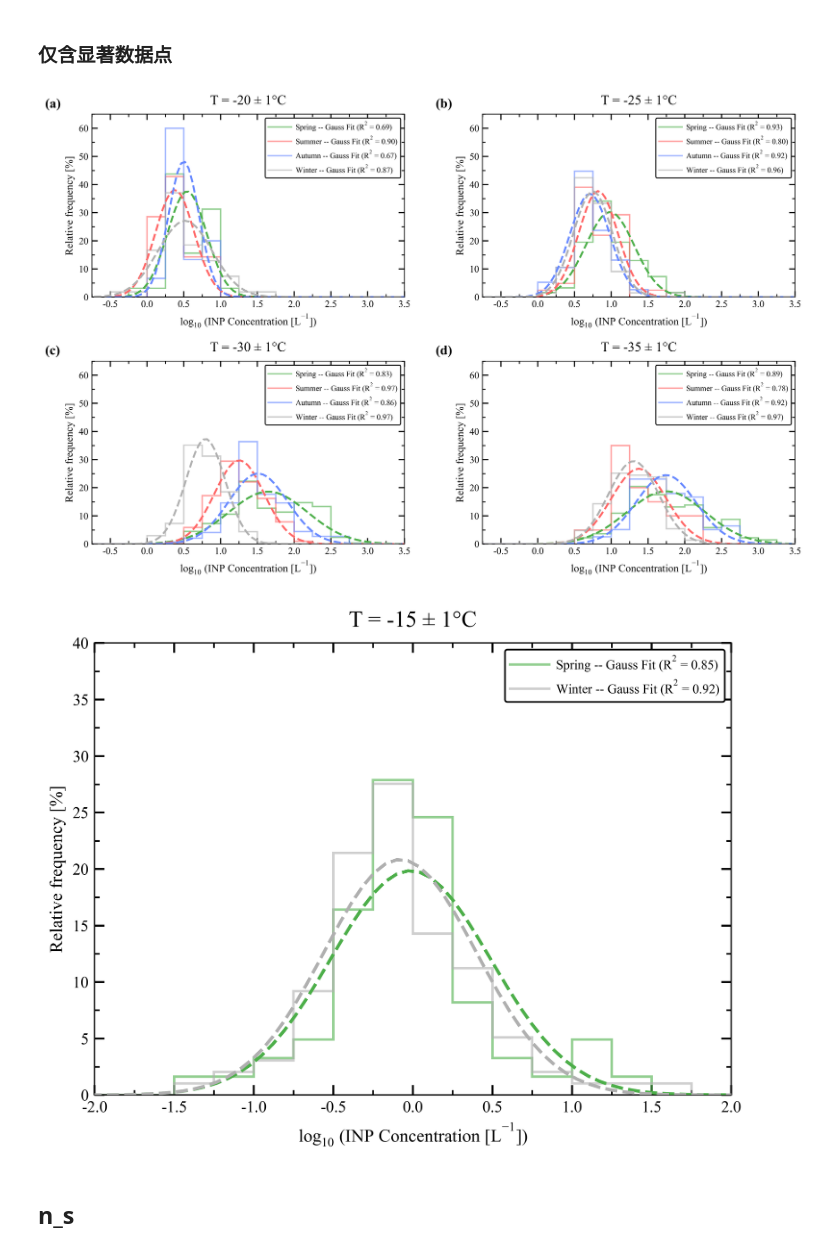
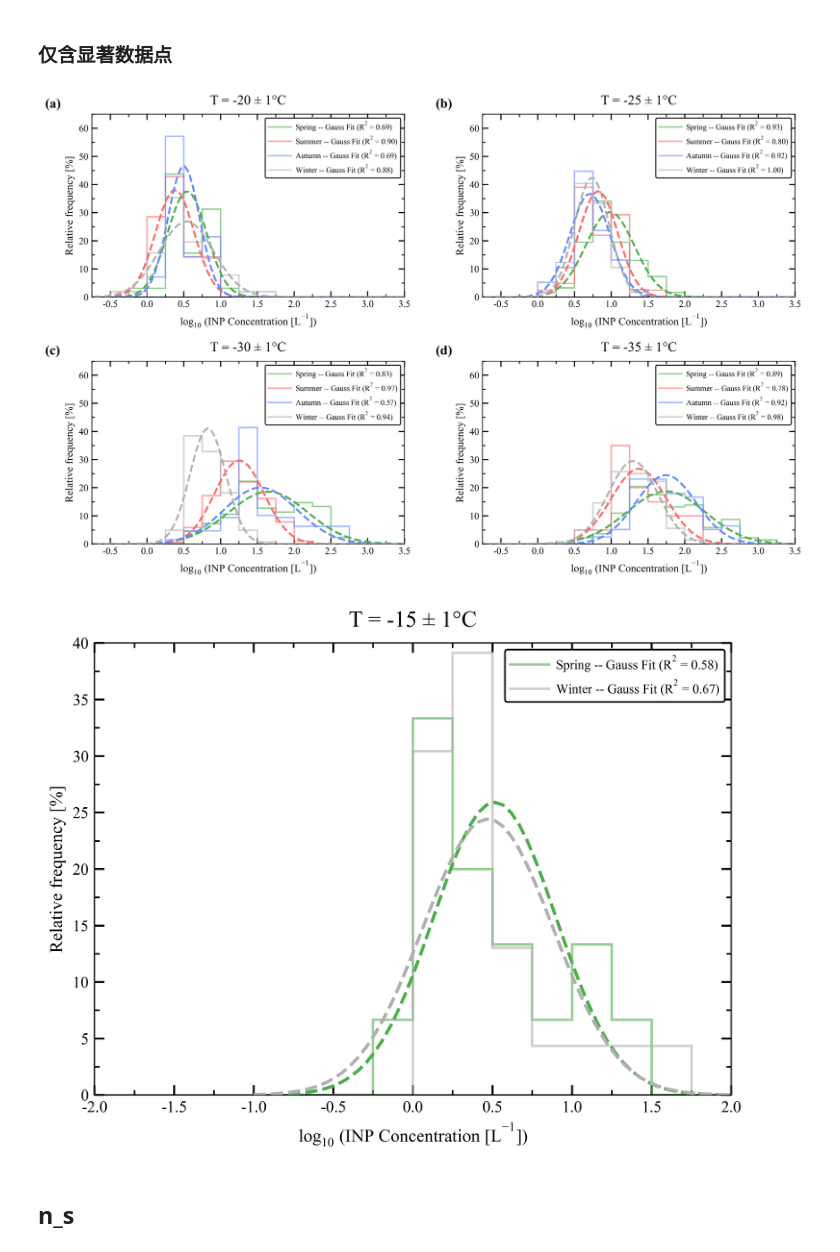
Before and after one commit to ReedFu/master0_2025, a Jupyter notebook: Lanzhou_cfdc/Probability density distribution.ipynb, the cells around one changed output. Saved outputs shown, nothing was run; the diff lists cells and outputs as text; code cells hidden in the pictures.

```diff
--- a/Lanzhou_cfdc/Probability density distribution.ipynb
+++ b/Lanzhou_cfdc/Probability density distribution.ipynb
@@ -77,13 +77,13 @@ for i, t in enumerate(target_temps):
             continue
 
         # 输出点的数量
-        print(f"Temperature: {t}°C, Season: {season}, Valid INP Count: {len(df_season[df_season['N_INP(#/L)'] > 0])}")
+        #print(f"Temperature: {t}°C, Season: {season}, Valid INP Count: {len(df_season[df_season['N_INP(#/L)'] > 0])}")
 
         # 按天重采样，仅对数值列计算均值，避免 Season 等 object 列导致错误
-        df_season = df_season.set_index('Time').resample('1D').mean(numeric_only=True).reset_index()
+        #df_season = df_season.set_index('Time').resample('1D').mean(numeric_only=True).reset_index()
 
         # 输出重采样后的点的数量
-        print(f"Temperature: {t}°C, Season: {season}, Resampled Valid INP Count: {len(df_season[df_season['N_INP(#/L)'] > 0])}")
+        #print(f"Temperature: {t}°C, Season: {season}, Resampled Valid INP Count: {len(df_season[df_season['N_INP(#/L)'] > 0])}")
 
         valid_inp = df_season['N_INP(#/L)'][df_season['N_INP(#/L)'] > 0]
         data_log = np.log10(valid_inp)
@@ -187,7 +187,8 @@ from scipy.stats import norm
 # ==========================================
 # 1. 读取数据
 # ==========================================
-df = pd.read_csv(r'D:\Coding\Data\Lanzhou_cfdc\processed\N_INP(202409-202509)v2.4.2.csv')
+df = pd.read_csv(r'D:\Coding\Data\Lanzhou_cfdc\processed\N_INP(202412-202509)v2.4.2.csv')
+df['Time'] = pd.to_datetime(df['Time'])
 df = df[df['Is_Significant'] == True].copy()
 seasons = ['Spring', 'Summer', 'Autumn', 'Winter']
 target_temps = [-20, -25, -30, -35]
@@ -316,10 +317,10 @@ for i, t in enumerate(target_temps):
 
 # 5. 保存并显示
 # bbox_inches='tight' 可以自动裁剪掉多余的白边
-#plt.savefig(r'D:\Coding\master0_2025\Thesis\fig 1.png', dpi=500, bbox_inches='tight')
+#plt.savefig(r'D:\Coding\master0_2025\Thesis\Frequency distribution.png', dpi=500, bbox_inches='tight')
 plt.show()
 # %% [output]
-[figure, old version]
+[figure, new version]
 # %%
 # 绘制-15degC下INP的相对频率分布
 # 注意: -15degC下仅在冬季和春季有数据
@@ -334,8 +335,8 @@ from scipy.stats import norm
 # ==========================================
 # 1. 读取数据
 # ==========================================
-df = pd.read_csv(r'D:\Coding\Data\Lanzhou_cfdc\processed\N_INP(202409-202509)v2.4.2.csv')
-#df = df[df['Is_Significant'] == True].copy()# 仅保留显著数据点
+df = pd.read_csv(r'D:\Coding\Data\Lanzhou_cfdc\processed\N_INP(202412-202509)v2.4.2.csv')
+df = df[df['Is_Significant'] == True].copy()# 仅保留显著数据点
 target_temp = -15
 df_temp = df[df['T_a(degC)'] == target_temp]
 
@@ -416,34 +417,34 @@ for season in season_colors.keys():
 
     p_hist = mlines.Line2D([], [], color=color, linewidth=1.5, alpha=0.6)
     legend_handles.append((p_hist))
 
     legend_labels.append(f"{season:<6} -- Gauss Fit (R$^2$ = {r2:.2f})")
 
 # ==========================================
 # 4. 子图细节美化
 # ==========================================
 ax.set_title(f'T = {target_temp} ± 1°C', fontsize=14, pad=10)
 ax.set_xlabel('$log_{10}$ (INP Concentration [L$^{-1}$])', fontsize=11)
 ax.set_ylabel('Relative frequency [%]', fontsize=11)
 ax.set_xlim(-2, 2)
 ax.set_ylim(0, 40)
 ax.tick_params(axis='both', which='major', direction='in',
                top=True, right=True, length=6, width=1.2, labelsize=10)
 ax.tick_params(axis='both', which='minor', direction='in',
                 top=True, right=True, length=3, width=1)
 ax.xaxis.set_minor_locator(ticker.AutoMinorLocator(2))
 ax.yaxis.set_minor_locator(ticker.AutoMinorLocator(2))
 if legend_handles:
     ax.legend(legend_handles, legend_labels,
               handler_map={tuple: HandlerTuple(ndivide=None, pad=0.5)},
               fontsize=8, frameon=True,
               edgecolor='black', framealpha=1, borderpad=0.4,
               handlelength=3, handletextpad=0.5)
 # 5. 保存并显示
 plt.savefig(r'D:\Coding\master0_2025\Thesis\fig S1.png', dpi=500, bbox_inches='tight')
 plt.show()
 # %% [output]
-[figure, old version]
+[figure, new version]
 # %% [markdown]
 ## n_s
 # %% [markdown]
```
Also changed, not shown: 4 other files.
